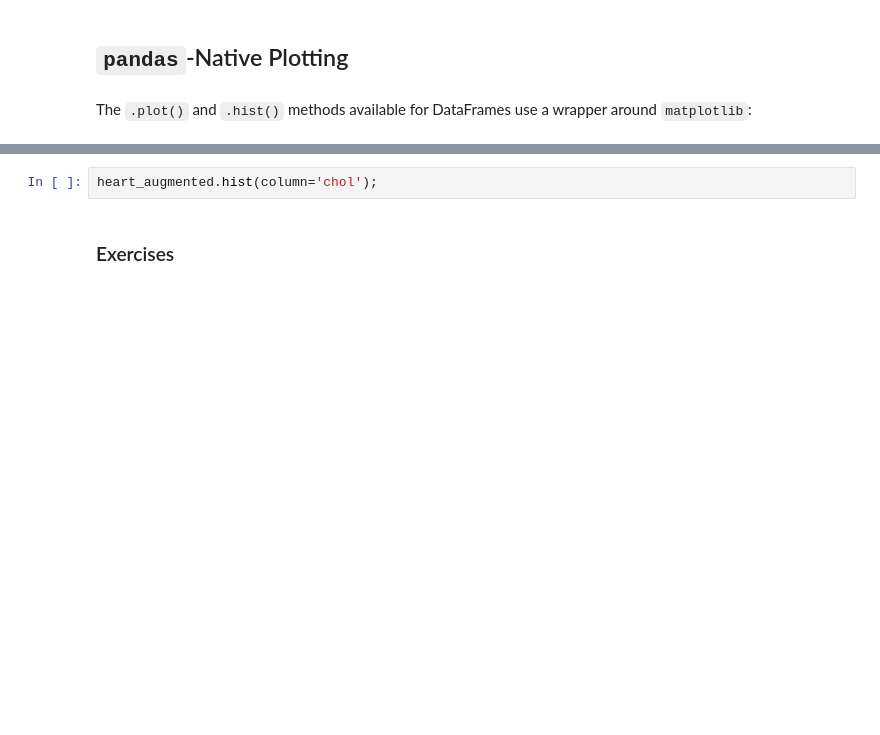
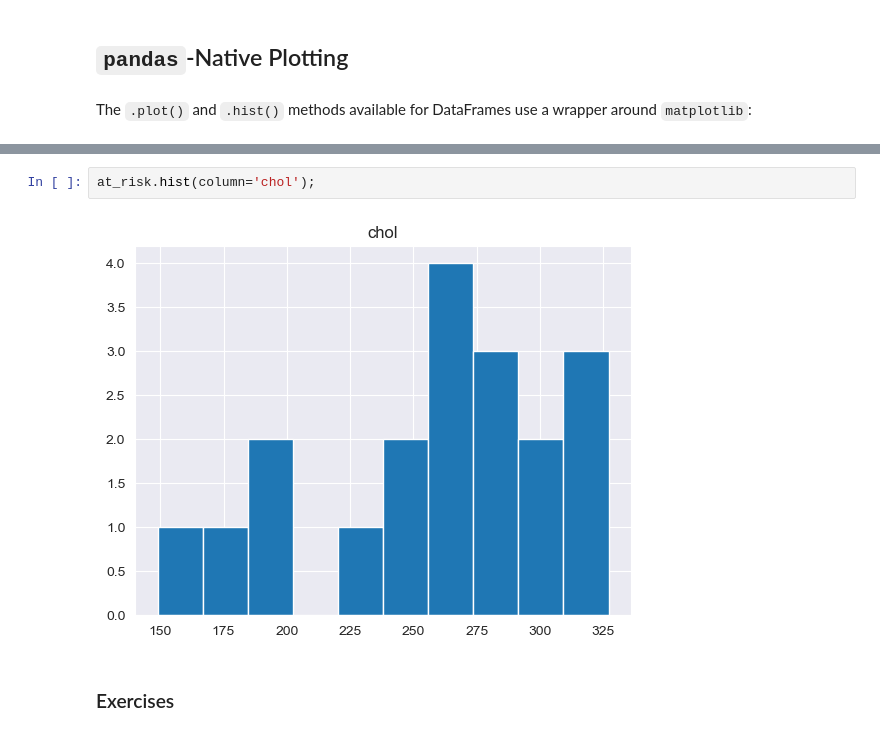
Before and after one commit to ReeseWatkinsNelson/DS_311_HW_Repo, a Jupyter notebook: Python/Python_Lab_Exercise_2.ipynb, the cells around one changed output, grey strips where cells are left out. Saved outputs shown, nothing was run; the diff lists cells and outputs as text; blank space fills up the shorter version.

```diff
--- a/Python/Python_Lab_Exercise_2.ipynb
+++ b/Python/Python_Lab_Exercise_2.ipynb
@@ -245,5 +541,7 @@ heart_augmented.plot(x='age', y='trestbps', kind='scatter');
 # %%
-heart_augmented.hist(column='chol');
+at_risk.hist(column='chol');
+# %% [output]
+[figure, added]
 # %% [markdown]
 ### Exercises
 # %% [markdown]
```
Also changed, not shown: parts of 46 cells of this notebook, 3 other files.
